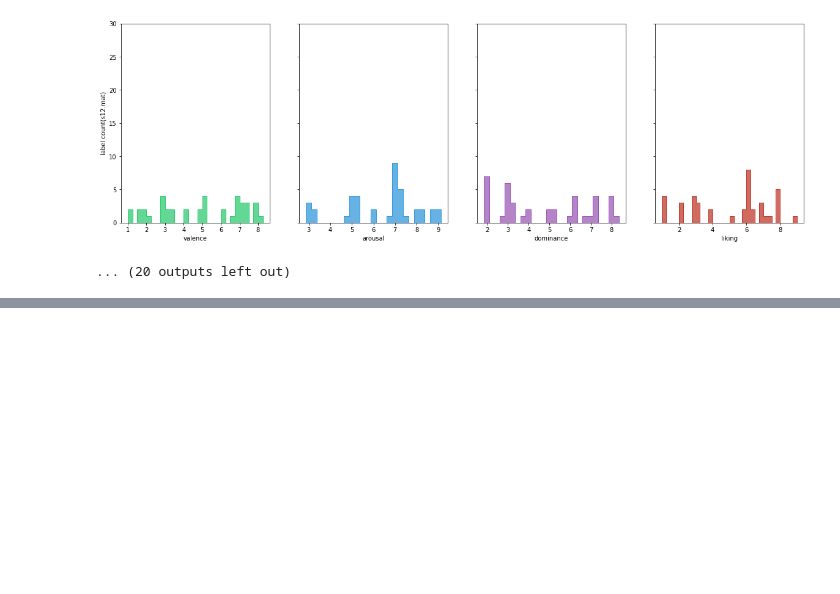
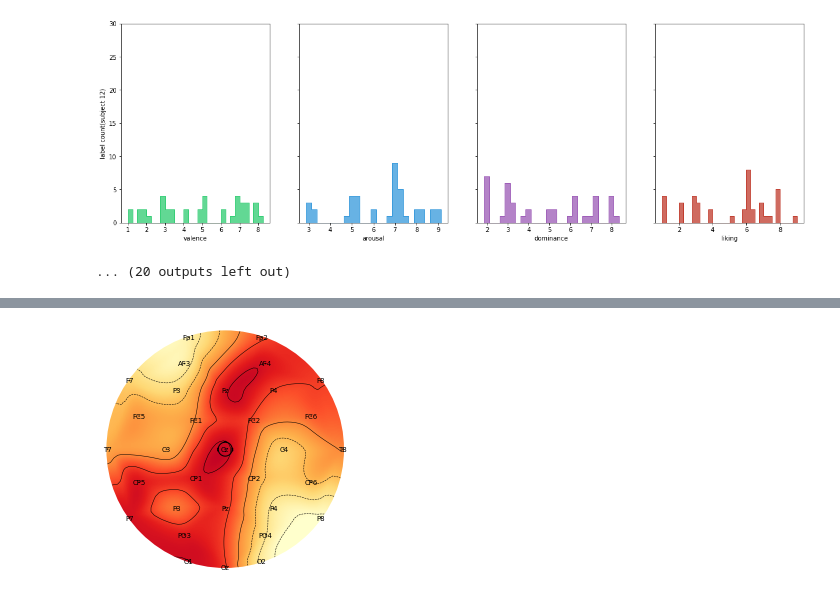
Before and after one commit to linkingct/gnn-deap-eeg, a Jupyter notebook: DEAP dataset visualization.ipynb, the cells around one changed output, grey strips where cells are left out. Drawn from its saved outputs; the diff is of its cells as text; code cells hidden in the pictures; blank space fills up the shorter version.

```diff
--- a/DEAP dataset visualization.ipynb
+++ b/DEAP dataset visualization.ipynb
@@ -37,0 +68,7 @@ for name in raw_file_names:
+# %%
+# Index video and participant to show (starts at 0)
+PARTICIPANT_ID = 0
+VIDEO_ID = 8
+
+valence, arousal, dominance, liking = labels[PARTICIPANT_ID][VIDEO_ID]
+print(f'Labels: \n Valence: {valence}   Arousal: {arousal} \n Dominance: {dominance}   Liking: {liking}')
@@ -37,0 +87,15 @@ for name in raw_file_names:
+# %%
+electrodes = Electrodes()
+# Get 12 chunks from the 8064 elements and perform the mean for each
+eeg_mean = reduce(data[PARTICIPANT_ID][VIDEO_ID][:32],'b (c n) -> b n c','mean',n=12)
+eeg_mean = eeg_mean.mean(axis=-1)
+# Each chunk is 5.25 seconds -> 672 Hz @ 128 Hz sampling
+chunks = eeg_mean.T
+# Show 1 chunk
+all_eeg_mean = data[PARTICIPANT_ID][VIDEO_ID][:32].mean(axis=-1)
+# %%
+# Show video as 1 chunk
+fig, ax = plt.subplots()
+im,_ = mne.viz.topomap.plot_topomap(all_eeg_mean,electrodes.positions_2d,names=electrodes.channel_names,show_names=True,axes=ax,cmap='YlOrRd',show=False)
+# %% [output]
+[figure, added]
```
Also changed, not shown: parts of 14 cells of this notebook, 1 other file.
